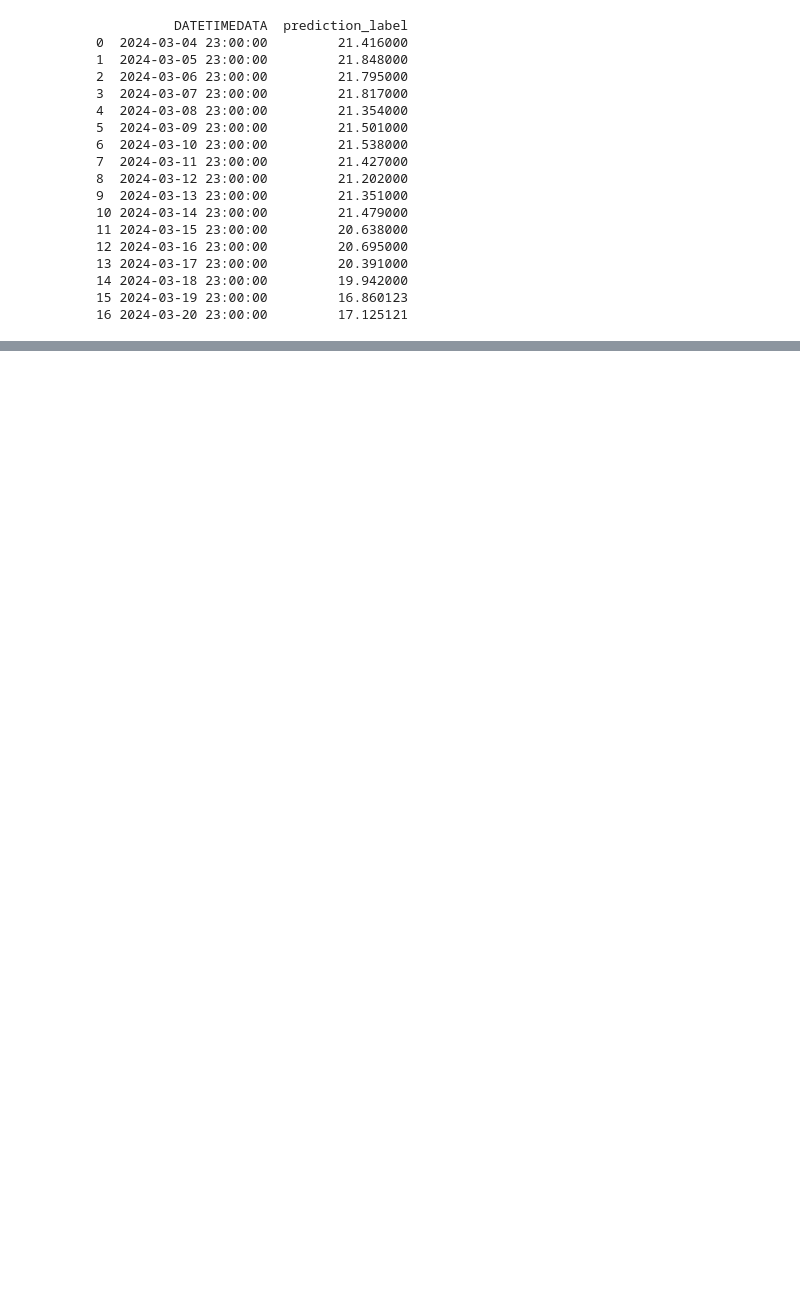
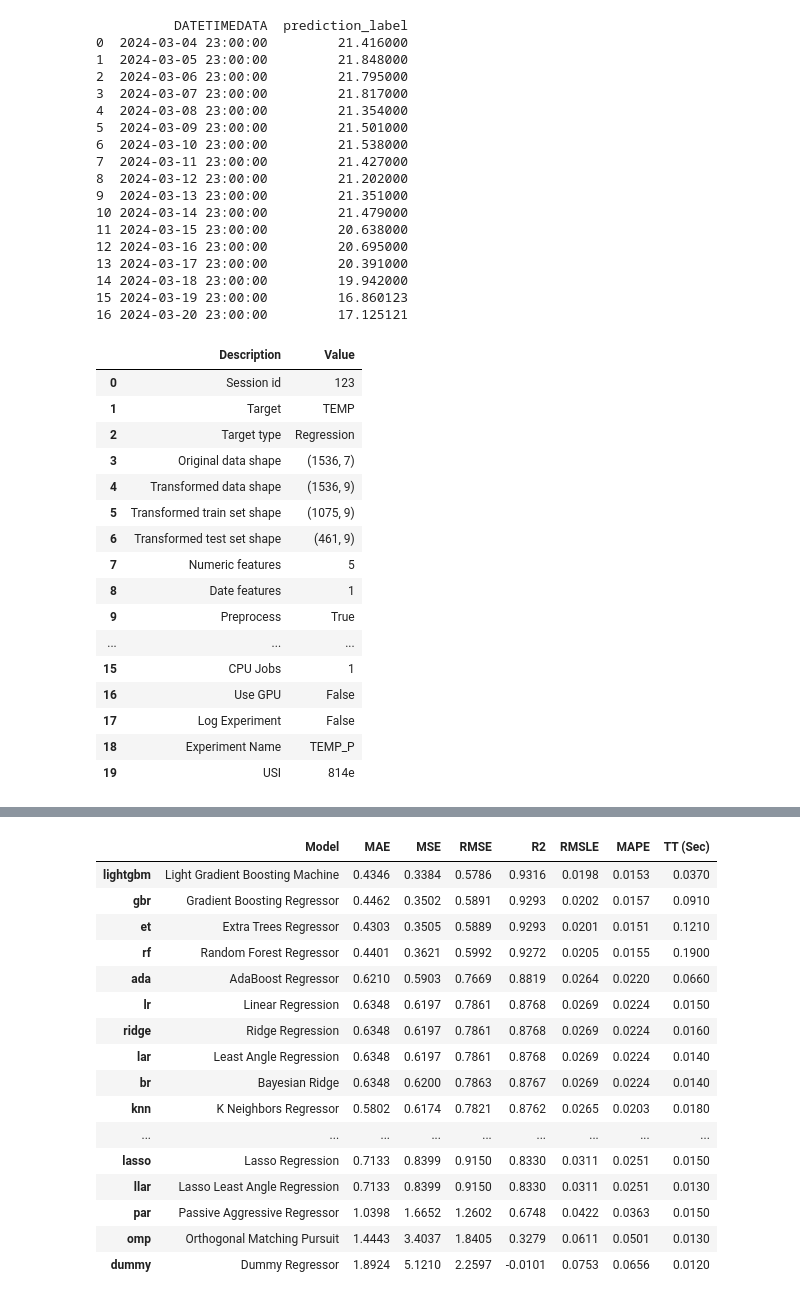
Before and after one commit to Thanathat26/Pm2.5, a Jupyter notebook: ทดสอบ.ipynb, the cells around one changed output, grey strips where cells are left out. Cells and saved outputs as stored; diff of their text form; code cells hidden in the pictures; blank space fills up the shorter version.

Commit message:
add temp

```diff
--- a/ทดสอบ.ipynb
+++ b/ทดสอบ.ipynb
@@ -392,3 +463,45 @@ predictions.to_csv("P_ML2.csv", index=False)
 14 2024-03-18 23:00:00         19.942000
 15 2024-03-19 23:00:00         16.860123
 16 2024-03-20 23:00:00         17.125121
+# %%
+
+import pandas as pd
+import numpy as np
+from pycaret.regression import *
+df = pd.read_csv('air4.csv')
+df["DATETIMEDATA"] = pd.to_datetime(df["DATETIMEDATA"])
+features = df.drop('TEMP', axis=1)
+price = df['TEMP']
+reg = setup(data=features, target=price, experiment_name='TEMP_P', session_id=123, use_gpu=False, n_jobs=1)
+compare_models()
+best_model = compare_models()
+ffuture_dates = pd.date_range(start=df['DATETIMEDATA'].max(), periods=30, freq='D')
+future_df = pd.DataFrame({'DATETIMEDATA': future_dates})
+future_df['O3'] = np.nan
+future_df['WS'] = np.nan
+future_df['PM25'] = np.nan
+future_df['RH'] = np.nan
+future_df['WD'] = np.nan
+future_df.fillna(method='ffill', inplace=True)
+predictions = predict_model(best_model, future_df)
+predictions=predictions.drop(['O3', 'WS', 'PM25', 'RH', 'WD'], axis=1)
+print(predictions)
+predictions.to_csv("t_ML2.csv", index=False)
+# %% [output]
+|  | Description | Value |
+| 0 | Session id | 123 |
+| 1 | Target | TEMP |
+| 2 | Target type | Regression |
+| 3 | Original data shape | (1536, 7) |
+| 4 | Transformed data shape | (1536, 9) |
+| 5 | Transformed train set shape | (1075, 9) |
+| 6 | Transformed test set shape | (461, 9) |
+| 7 | Numeric features | 5 |
+| 8 | Date features | 1 |
+| 9 | Preprocess | True |
+| ... | ... | ... |
+| 15 | CPU Jobs | 1 |
+| 16 | Use GPU | False |
+| 17 | Log Experiment | False |
+| 18 | Experiment Name | TEMP_P |
+| 19 | USI | 814e |
@@ -394,0 +509,17 @@ predictions.to_csv("P_ML2.csv", index=False)
+|  | Model | MAE | MSE | RMSE | R2 | RMSLE | MAPE | TT (Sec) |
+| lightgbm | Light Gradient Boosting Machine | 0.4346 | 0.3384 | 0.5786 | 0.9316 | 0.0198 | 0.0153 | 0.0370 |
+| gbr | Gradient Boosting Regressor | 0.4462 | 0.3502 | 0.5891 | 0.9293 | 0.0202 | 0.0157 | 0.0910 |
+| et | Extra Trees Regressor | 0.4303 | 0.3505 | 0.5889 | 0.9293 | 0.0201 | 0.0151 | 0.1210 |
+| rf | Random Forest Regressor | 0.4401 | 0.3621 | 0.5992 | 0.9272 | 0.0205 | 0.0155 | 0.1900 |
+| ada | AdaBoost Regressor | 0.6210 | 0.5903 | 0.7669 | 0.8819 | 0.0264 | 0.0220 | 0.0660 |
+| lr | Linear Regression | 0.6348 | 0.6197 | 0.7861 | 0.8768 | 0.0269 | 0.0224 | 0.0150 |
+| ridge | Ridge Regression | 0.6348 | 0.6197 | 0.7861 | 0.8768 | 0.0269 | 0.0224 | 0.0160 |
+| lar | Least Angle Regression | 0.6348 | 0.6197 | 0.7861 | 0.8768 | 0.0269 | 0.0224 | 0.0140 |
+| br | Bayesian Ridge | 0.6348 | 0.6200 | 0.7863 | 0.8767 | 0.0269 | 0.0224 | 0.0140 |
+| knn | K Neighbors Regressor | 0.5802 | 0.6174 | 0.7821 | 0.8762 | 0.0265 | 0.0203 | 0.0180 |
+| ... | ... | ... | ... | ... | ... | ... | ... | ... |
+| lasso | Lasso Regression | 0.7133 | 0.8399 | 0.9150 | 0.8330 | 0.0311 | 0.0251 | 0.0150 |
+| llar | Lasso Least Angle Regression | 0.7133 | 0.8399 | 0.9150 | 0.8330 | 0.0311 | 0.0251 | 0.0130 |
+| par | Passive Aggressive Regressor | 1.0398 | 1.6652 | 1.2602 | 0.6748 | 0.0422 | 0.0363 | 0.0150 |
+| omp | Orthogonal Matching Pursuit | 1.4443 | 3.4037 | 1.8405 | 0.3279 | 0.0611 | 0.0501 | 0.0130 |
+| dummy | Dummy Regressor | 1.8924 | 5.1210 | 2.2597 | -0.0101 | 0.0753 | 0.0656 | 0.0120 |
```
Also changed, not shown: parts of 2 cells of this notebook, 4 other files.
